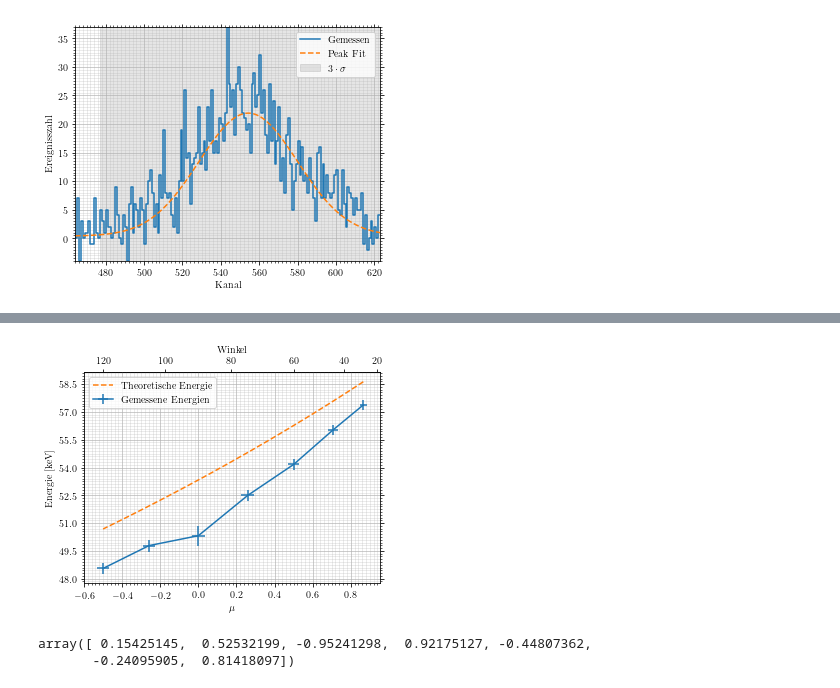
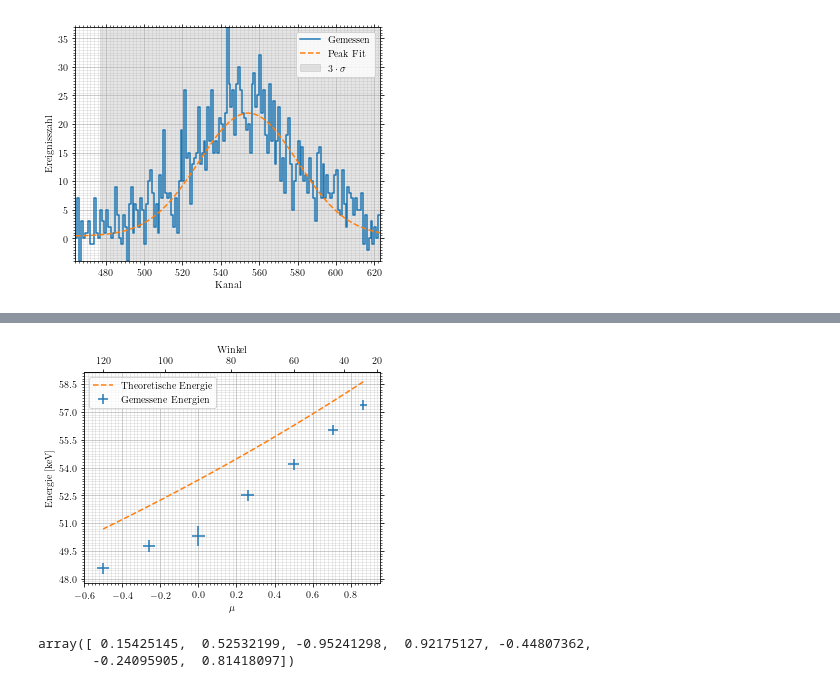
Before and after one commit to vale981/fpraktikum, a Jupyter notebook: CS/auswertung/Untitled.ipynb, the cells around one changed output, grey strips where cells are left out. Saved outputs shown, nothing was run; the diff lists cells and outputs as text; code cells hidden in the pictures.

```diff
--- a/CS/auswertung/Untitled.ipynb
+++ b/CS/auswertung/Untitled.ipynb
@@ -179,8 +179,3 @@ peaks = np.array([np.array(find_peak(angle_specs[0][i], angle_specs[1][i], [450,
 [figure]
 # %%
 angle_energies = EE(K=(peaks[:,0],peaks[:,1]))
-# %%
-plt.clf()
-plt.errorbar(deg_angles, angle_energies[0], xerr=2, yerr=angle_energies[1])
-smooth = np.linspace(angles[0], angles[-1], 1000)
-plt.plot(smooth*180/np.pi,E(E_in=e_am_2, theta=[smooth,1])[0])
@@ -190,13 +182,13 @@ plt.plot(smooth*180/np.pi,E(E_in=e_am_2, theta=[smooth,1])[0])
 # %%
 fig, ax = set_up_angle_plot()
 mus, d_mus = mu(theta=(angles, 2*np.pi/180))
 ax.set_ylabel('Energie [keV]')
-ax.errorbar(mus, angle_energies[0], xerr=d_mus, yerr=angle_energies[1], label='Gemessene Energien')
+ax.errorbar(mus, angle_energies[0], xerr=d_mus, yerr=angle_energies[1], label='Gemessene Energien', linestyle='None')
 ax.plot(np.cos(smooth),E(E_in=e_am_2, theta=[smooth,1])[0], label='Theoretische Energie', linestyle='--')
 ax.legend()
 save_fig(fig, 'energycurve', 'winkelmessung')
 # %% [output]
-[figure, old version]
+[figure, new version]
 # %%
 mus
 # %% [output]
```
Also changed, not shown: parts of 4 cells of this notebook, 6 other files.
